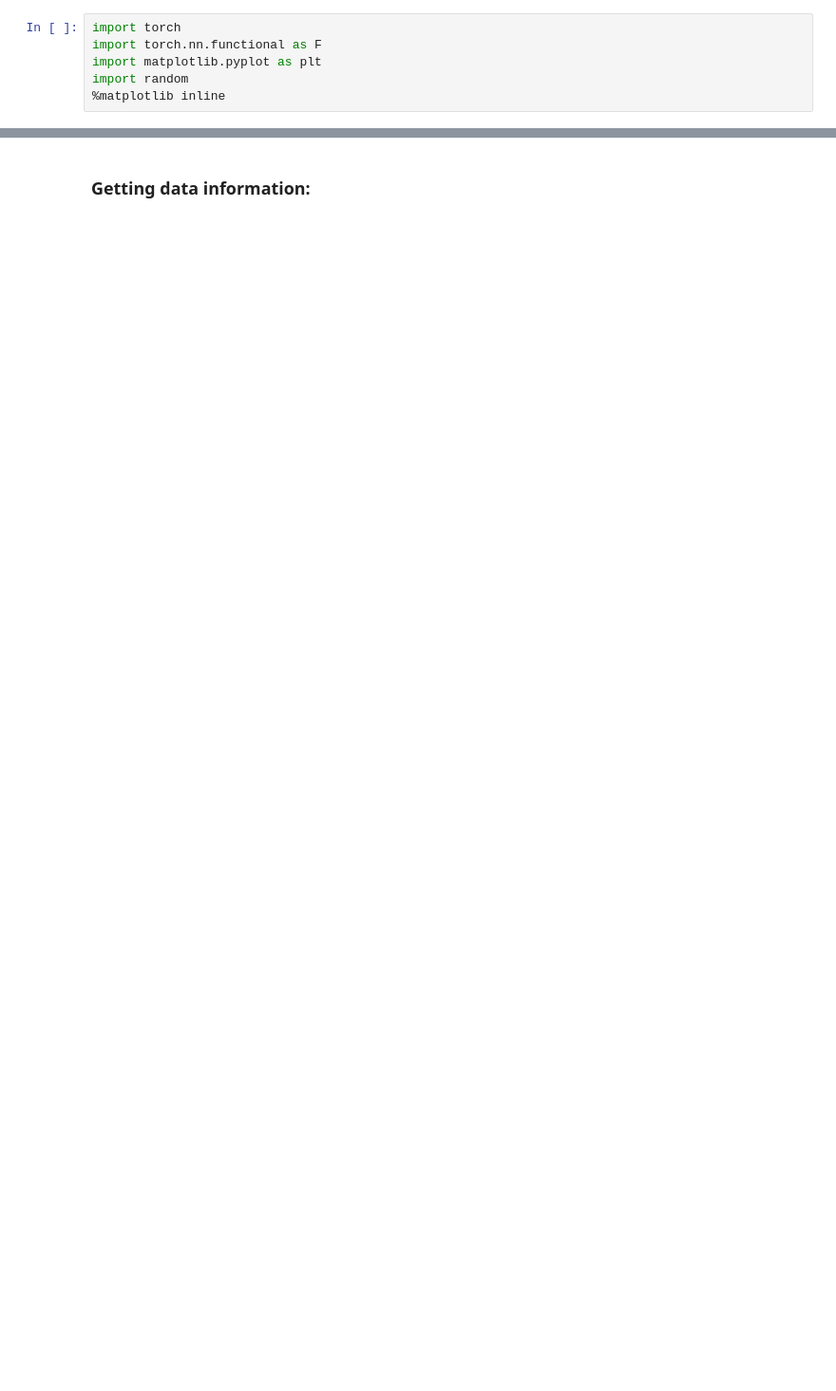
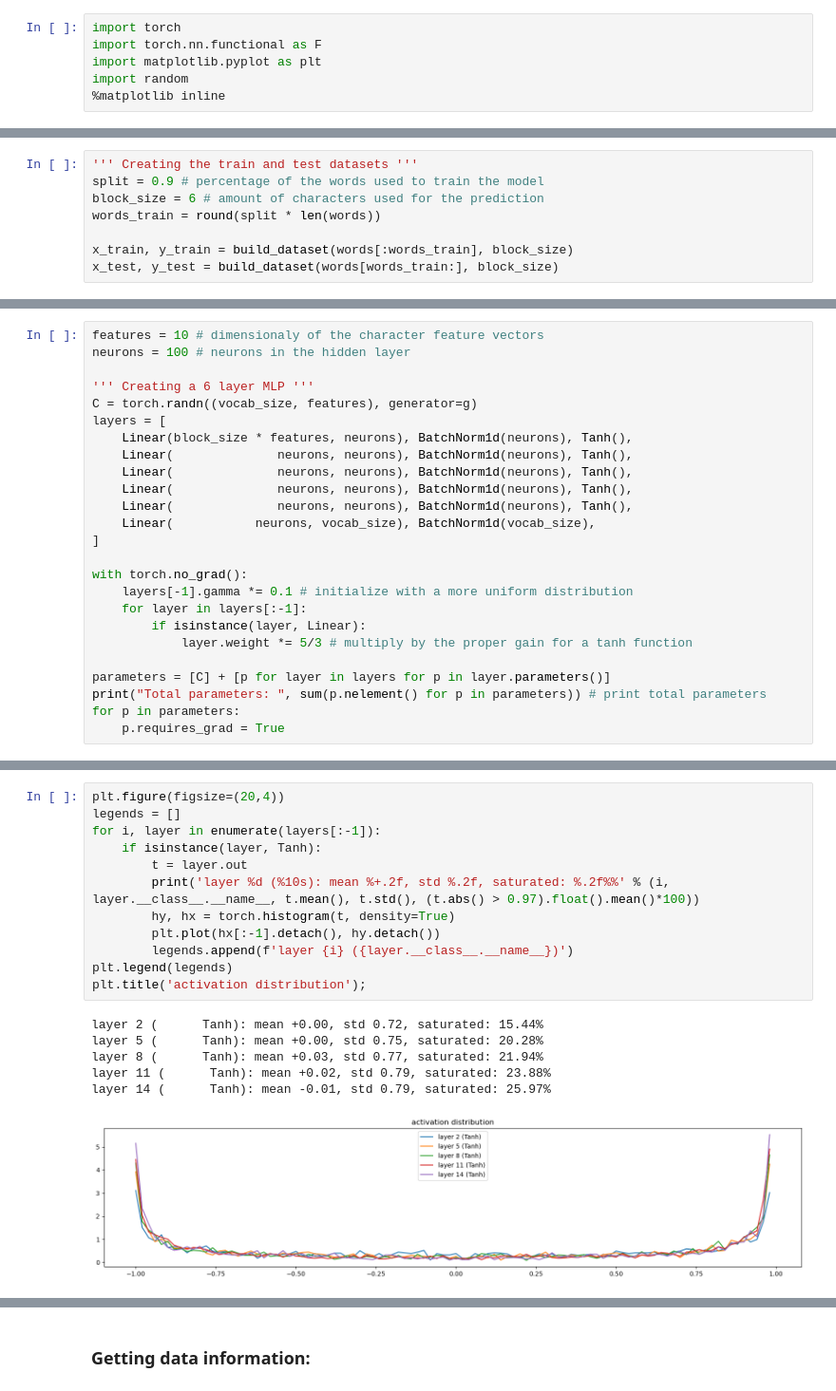
Before and after one commit to noah004/building-makemore, a Jupyter notebook: makemore_part2.ipynb, the cells around one changed output, grey strips where cells are left out. Shown at 95% size. Drawn from its saved outputs; the diff is of its cells as text; blank space fills up the shorter version.

Commit message:
Optimized model

```diff
--- a/makemore_part2.ipynb
+++ b/makemore_part2.ipynb
@@ -6,0 +124,8 @@ import random
+# %%
+''' Creating the train and test datasets '''
+split = 0.9 # percentage of the words used to train the model
+block_size = 6 # amount of characters used for the prediction
+words_train = round(split * len(words))
+
+x_train, y_train = build_dataset(words[:words_train], block_size)
+x_test, y_test = build_dataset(words[words_train:], block_size)
@@ -6,0 +134,25 @@ import random
+# %%
+features = 10 # dimensionaly of the character feature vectors
+neurons = 100 # neurons in the hidden layer
+
+''' Creating a 6 layer MLP '''
+C = torch.randn((vocab_size, features), generator=g)
+layers = [
+    Linear(block_size * features, neurons), BatchNorm1d(neurons), Tanh(),
+    Linear(              neurons, neurons), BatchNorm1d(neurons), Tanh(),
+    Linear(              neurons, neurons), BatchNorm1d(neurons), Tanh(),
+    Linear(              neurons, neurons), BatchNorm1d(neurons), Tanh(),
+    Linear(              neurons, neurons), BatchNorm1d(neurons), Tanh(),
+    Linear(           neurons, vocab_size), BatchNorm1d(vocab_size),
+]
+
+with torch.no_grad():
+    layers[-1].gamma *= 0.1 # initialize with a more uniform distribution
+    for layer in layers[:-1]:
+        if isinstance(layer, Linear):
+            layer.weight *= 5/3 # multiply by the proper gain for a tanh function
+
+parameters = [C] + [p for layer in layers for p in layer.parameters()]
+print("Total parameters: ", sum(p.nelement() for p in parameters)) # print total parameters
+for p in parameters:
+    p.requires_grad = True
@@ -6,0 +219,19 @@ import random
+# %%
+plt.figure(figsize=(20,4))
+legends = []
+for i, layer in enumerate(layers[:-1]):
+    if isinstance(layer, Tanh):
+        t = layer.out
+        print('layer %d (%10s): mean %+.2f, std %.2f, saturated: %.2f%%' % (i, layer.__class__.__name__, t.mean(), t.std(), (t.abs() > 0.97).float().mean()*100))
+        hy, hx = torch.histogram(t, density=True)
+        plt.plot(hx[:-1].detach(), hy.detach())
+        legends.append(f'layer {i} ({layer.__class__.__name__})')
+plt.legend(legends)
+plt.title('activation distribution');
+# %% [output]
+layer 2 (      Tanh): mean +0.00, std 0.72, saturated: 15.44%
+layer 5 (      Tanh): mean +0.00, std 0.75, saturated: 20.28%
+layer 8 (      Tanh): mean +0.03, std 0.77, saturated: 21.94%
+layer 11 (      Tanh): mean +0.02, std 0.79, saturated: 23.88%
+layer 14 (      Tanh): mean -0.01, std 0.79, saturated: 25.97%
+[figure, added]
```
Also changed, not shown: parts of 37 cells of this notebook.
